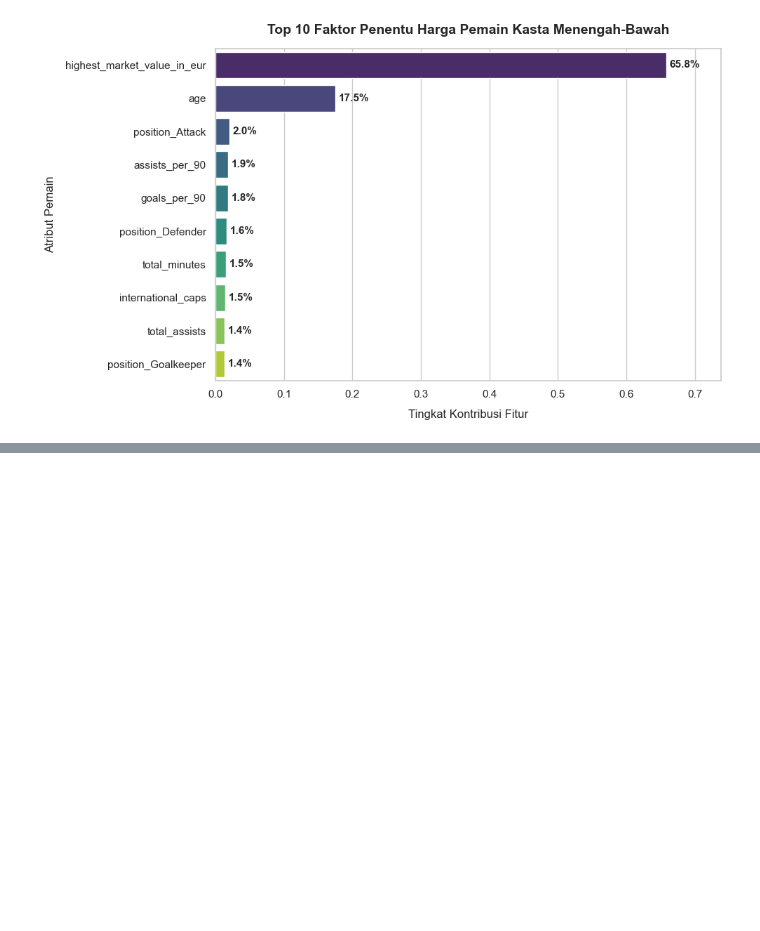
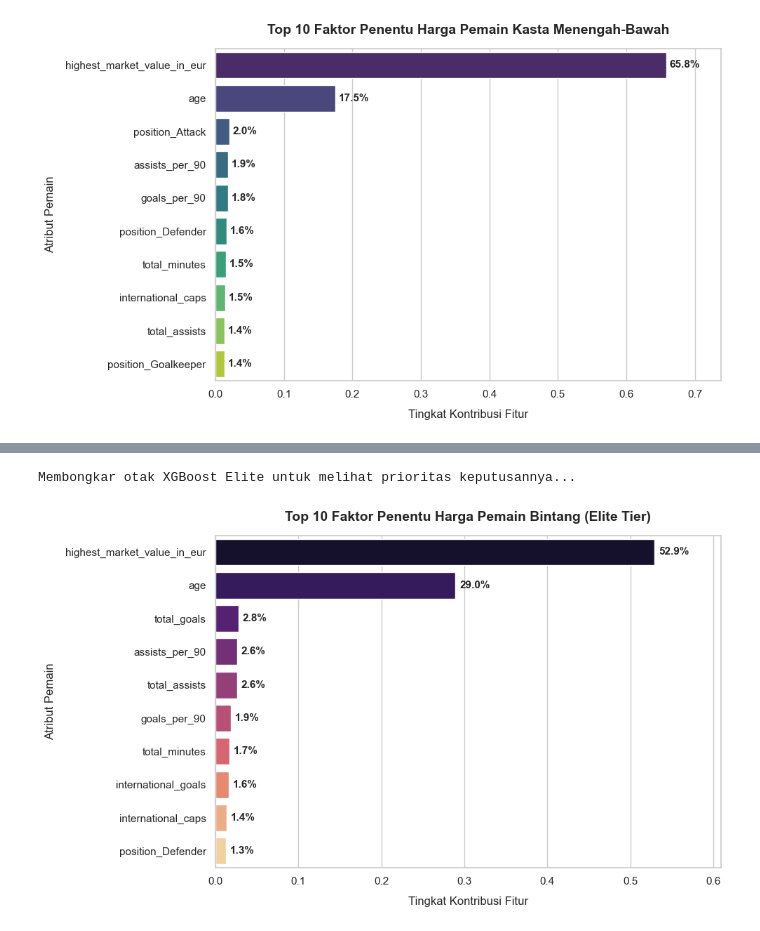
Before and after one commit to sanzxct/Project-Mercato, a Jupyter notebook: notebooks/01-EDA-Dasar.ipynb, the cells around one changed output, grey strips where cells are left out. Drawn from its saved outputs; the diff is of its cells as text; code cells hidden in the pictures; blank space fills up the shorter version.

Commit message:
feat: penambahan fitur untuk ekstrak model dan pemisahan untuk pemain elite

```diff
--- a/notebooks/01-EDA-Dasar.ipynb
+++ b/notebooks/01-EDA-Dasar.ipynb
@@ -325,0 +384,18 @@ Membongkar otak XGBoost untuk melihat prioritas keputusannya...
+# %%
+# --- FASE 3B: SEGMENTASI DATA & TRAIN-TEST SPLIT (ELITE TIER) ---
+print("Fase 3B: Mengeksekusi Segmentasi untuk Pemain Kelas Tinggi...")
+
+# 1. Mengisolasi HANYA pemain dengan rekor harga tertinggi > €1.000.000
+mask_elite = df_model_final['highest_market_value_in_eur'] > 1000000
+df_elite = df_model_final[mask_elite]
+
+print(f"Dataset Berhasil Dipisahkan! Tersisa {df_elite.shape[0]} baris khusus pemain Elite Tier.")
+
+# 2. Pemisahan Input (X) dan Target (y) khusus Elite
+X_e = df_elite.drop(columns=['market_value_in_eur'])
+y_e = df_elite['market_value_in_eur']
+
+# 3. Train-Test Split (80:20) khusus Elite
+X_train_e, X_test_e, y_train_e, y_test_e = train_test_split(X_e, y_e, test_size=0.2, random_state=42)
+
+print("✅ Fase 3B Selesai: Data Elite siap diproses oleh Model Kedua!")
@@ -325,0 +489,42 @@ Membongkar otak XGBoost untuk melihat prioritas keputusannya...
+# %%
+# --- FASE 5B: MODEL EXPLAINABILITY (FEATURE IMPORTANCE - ELITE) ---
+print("Membongkar otak XGBoost Elite untuk melihat prioritas keputusannya...")
+
+# Ekstrak bobot fitur (Gain) dari model elit
+importances_e = model_elite.feature_importances_
+fitur_e = X_train_e.columns
+
+# Masukkan ke DataFrame dan ambil 10 teratas
+df_importance_e = pd.DataFrame({'Fitur': fitur_e, 'Kontribusi': importances_e})
+df_importance_e = df_importance_e.sort_values(by='Kontribusi', ascending=False).head(10)
+
+# Visualisasi Grafik
+plt.figure(figsize=(10, 6))
+sns.set_theme(style="whitegrid")
+
+ax = sns.barplot(
+    x='Kontribusi',
+    y='Fitur',
+    data=df_importance_e,
+    palette='magma', # Menggunakan palet warna berbeda agar kontras dengan model bawah
+    hue='Fitur',
+    legend=False
+)
+
+# Anotasi persentase
+for p in ax.patches:
+    width = p.get_width()
+    plt.text(width + 0.005, p.get_y() + p.get_height() / 2, f'{width:.1%}',
+             ha='left', va='center', fontsize=11, fontweight='bold')
+
+plt.title('Top 10 Faktor Penentu Harga Pemain Bintang (Elite Tier)',
+          fontsize=14, fontweight='bold', pad=15)
+plt.xlabel('Tingkat Kontribusi Fitur', fontsize=12, labelpad=10)
+plt.ylabel('Atribut Pemain', fontsize=12, labelpad=10)
+plt.xlim(0, df_importance_e['Kontribusi'].max() + 0.08)
+plt.tight_layout()
+
+plt.show()
+# %% [output]
+Membongkar otak XGBoost Elite untuk melihat prioritas keputusannya...
+[figure, added]
```
Also changed, not shown: parts of 13 cells of this notebook, 2 other files.
